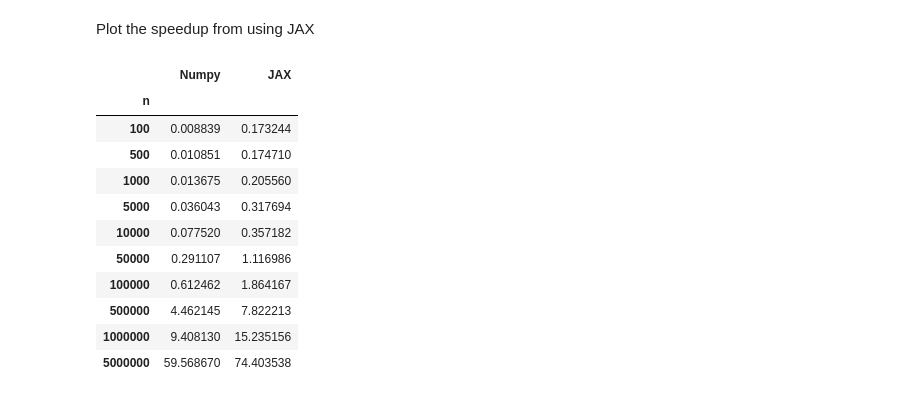
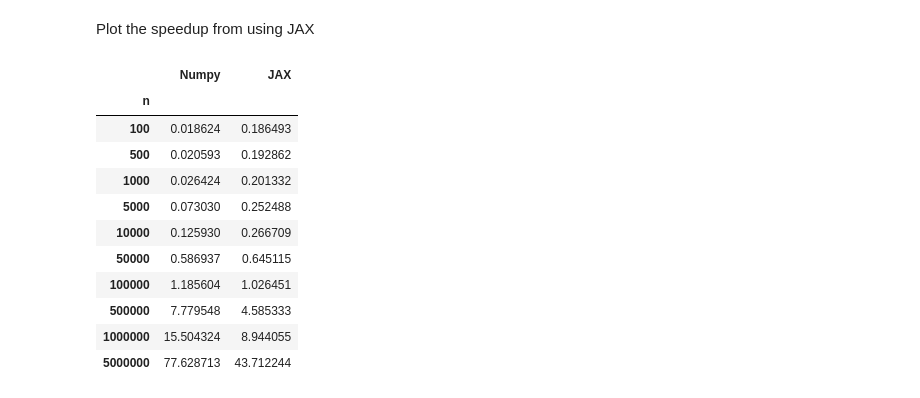
Before and after one commit to aglebov/gradient-free-mcmc-postprocessing, a Jupyter notebook: code/notebooks/examples/JAX_Stein_Thinning.ipynb, the cells around one changed output. Saved outputs shown, nothing was run; the diff lists cells and outputs as text; code cells hidden in the pictures.

```diff
--- a/code/notebooks/examples/JAX_Stein_Thinning.ipynb
+++ b/code/notebooks/examples/JAX_Stein_Thinning.ipynb
@@ -192,19 +192,26 @@ def thinning_jax_speedup_m_fraction_aws(fraction) -> pd.DataFrame:
         'Numpy': np.fromiter((calculate_avg_time_numpy(ns[i], int(ns[i] * fraction)) for i in range(len(ns))), 'float'),
         'JAX': np.fromiter((calculate_avg_time_jax(ns[i], int(ns[i] * fraction)) for i in range(len(ns))), 'float'),
     }, index=pd.Index(ns, name='n'))
+# %%
+@cached()
+def thinning_jax_speedup_m_fixed_local(m) -> pd.DataFrame:
+    return pd.DataFrame({
+        'Numpy': np.fromiter((calculate_avg_time_numpy(ns[i], m) for i in range(len(ns))), 'float'),
+        'JAX': np.fromiter((calculate_avg_time_jax(ns[i], m) for i in range(len(ns))), 'float'),
+    }, index=pd.Index(ns, name='n'))
 # %%
-thinning_jax_speedup_m_fixed_aws(100)
+thinning_jax_speedup_m_fixed_local(100)
 # %% [output]
 |  | Numpy | JAX |
 | n |  |  |
-| 100 | 0.008839 | 0.173244 |
-| 500 | 0.010851 | 0.174710 |
-| 1000 | 0.013675 | 0.205560 |
-| 5000 | 0.036043 | 0.317694 |
-| 10000 | 0.077520 | 0.357182 |
-| 50000 | 0.291107 | 1.116986 |
-| 100000 | 0.612462 | 1.864167 |
-| 500000 | 4.462145 | 7.822213 |
-| 1000000 | 9.408130 | 15.235156 |
-| 5000000 | 59.568670 | 74.403538 |
+| 100 | 0.018624 | 0.186493 |
+| 500 | 0.020593 | 0.192862 |
+| 1000 | 0.026424 | 0.201332 |
+| 5000 | 0.073030 | 0.252488 |
+| 10000 | 0.125930 | 0.266709 |
+| 50000 | 0.586937 | 0.645115 |
+| 100000 | 1.185604 | 1.026451 |
+| 500000 | 7.779548 | 4.585333 |
+| 1000000 | 15.504324 | 8.944055 |
+| 5000000 | 77.628713 | 43.712244 |
 # %%
```
Also changed, not shown: parts of 7 cells of this notebook.
